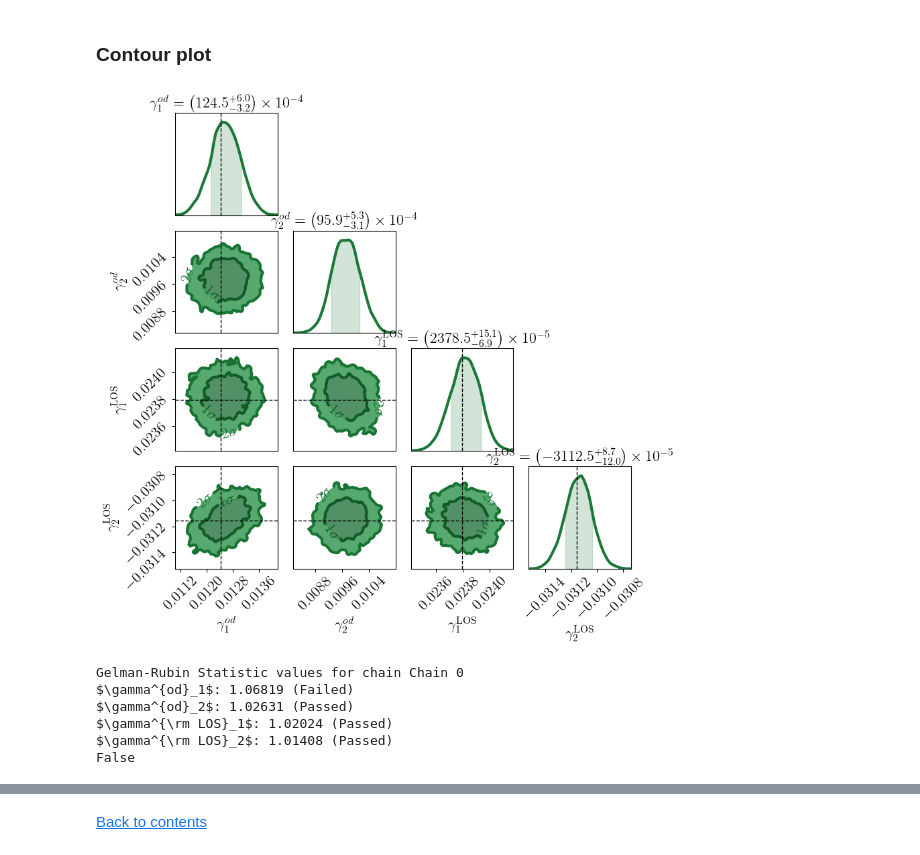
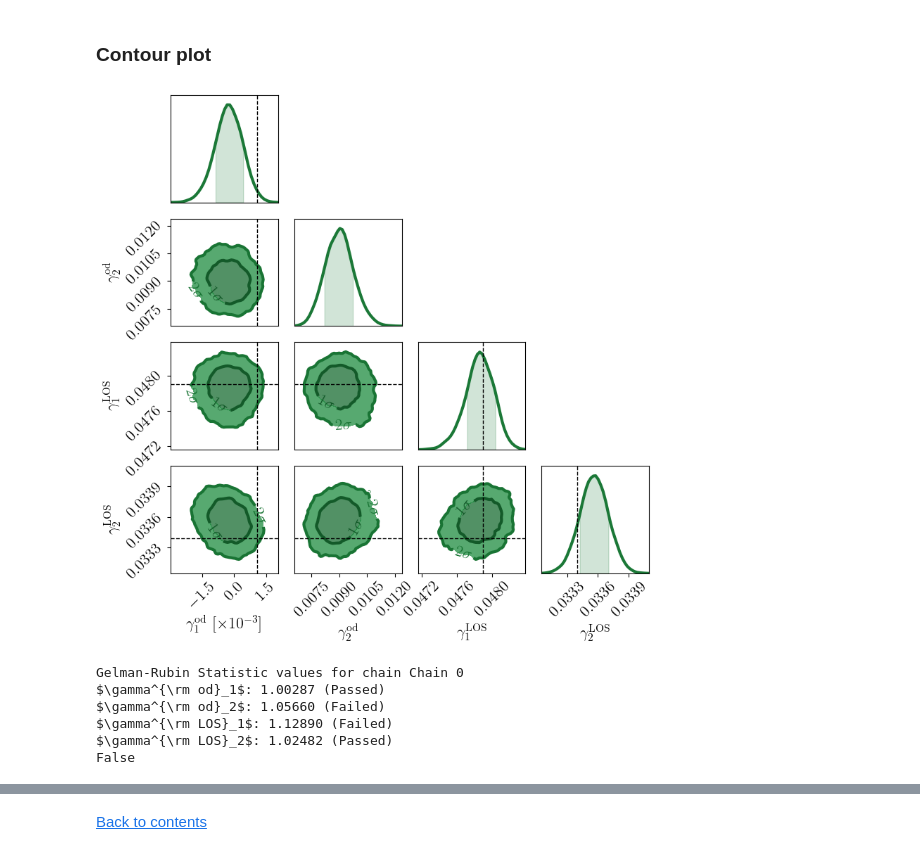
Before and after one commit to nataliehogg/los_proof_of_concept, a Jupyter notebook: minimal_model_advantage.ipynb, the cells around one changed output, grey strips where cells are left out. Cells and saved outputs as stored; diff of their text form; code cells hidden in the pictures.

```diff
--- a/minimal_model_advantage.ipynb
+++ b/minimal_model_advantage.ipynb
@@ -86,8 +86,8 @@ rcParams.update({'font.size': 18})
 ### Global MCMC settings
 # %%
 walker_ratio = 10 # number of walkers per parameter
-n_burn = 400 # number of burn-in steps
-n_run = 400 # number of sampling steps
+n_burn = 500 # number of burn-in steps
+n_run = 1500 # number of sampling steps
 # %% [markdown]
 ## Create the source <a name="create_source"></a>
 
@@ -797,8 +840,8 @@ number of evaluations in the MCMC process:  68000
 # Constraints on the parameters: define the labels and expected values
 
 labels_min = [# LOS
-          r'$\gamma^{od}_1$',
-          r'$\gamma^{od}_2$',
+          r'$\gamma^{\rm od}_1$',
+          r'$\gamma^{\rm od}_2$',
           r'$\gamma^{\rm LOS}_1$',
           r'$\gamma^{\rm LOS}_2$',
           r'$\omega^{\rm LOS}$',
@@ -846,37 +889,37 @@ n_min, num_param_min = np.shape(samples_mcmc_min)
 # %%
 c = ChainConsumer()
 
 n_walkers_min = len(param_mcmc_min)*walker_ratio
 
 fontsize = 16
 
 c.add_chain(samples_mcmc_min[:,0:4], walkers = n_walkers_min, parameters = labels_min[0:4])
 
-c.configure(smooth = True, flip = False, summary = True,
+c.configure(smooth = True, flip = False, summary = False,
             spacing = 3.0, max_ticks = 4,
             colors = green[2], shade = True, shade_gradient = 0.4,
             bar_shade = True, linewidths= [3.0],
             tick_font_size=fontsize, label_font_size=fontsize,
             usetex = True, serif = True,
             contour_labels = 'sigma', contour_label_font_size = fontsize)
 
 fig = c.plotter.plot(truth=expected_values_min[0:4], figsize = (8,8))
 
 fig.patch.set_facecolor('white')
 
 # plt.savefig(outpath+'contours_minimal.pdf', dpi=300, bbox_inches='tight')
 
 plt.show()
 
 gelman_rubin_converged = c.diagnostic.gelman_rubin() # does this make sense for emcee chains??
 print(gelman_rubin_converged)
 # %% [output]
-[figure, old version]
+[figure, new version]
 Gelman-Rubin Statistic values for chain Chain 0
-$\gamma^{od}_1$: 1.06819 (Failed)
-$\gamma^{od}_2$: 1.02631 (Passed)
-$\gamma^{\rm LOS}_1$: 1.02024 (Passed)
-$\gamma^{\rm LOS}_2$: 1.01408 (Passed)
+$\gamma^{\rm od}_1$: 1.00287 (Passed)
+$\gamma^{\rm od}_2$: 1.05660 (Failed)
+$\gamma^{\rm LOS}_1$: 1.12890 (Failed)
+$\gamma^{\rm LOS}_2$: 1.02482 (Passed)
 False
 # %%
 c = ChainConsumer()
```
Also changed, not shown: parts of 19 cells of this notebook, 1 other file.
